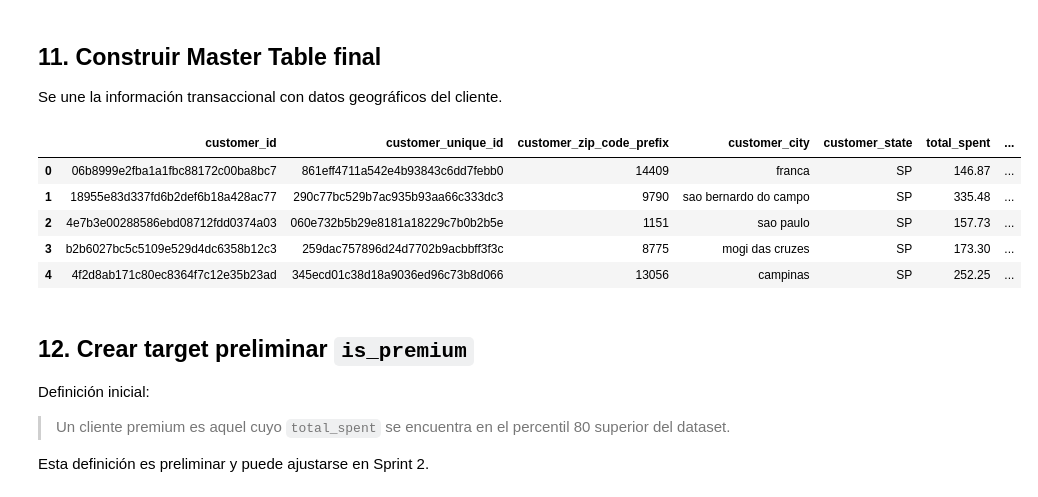
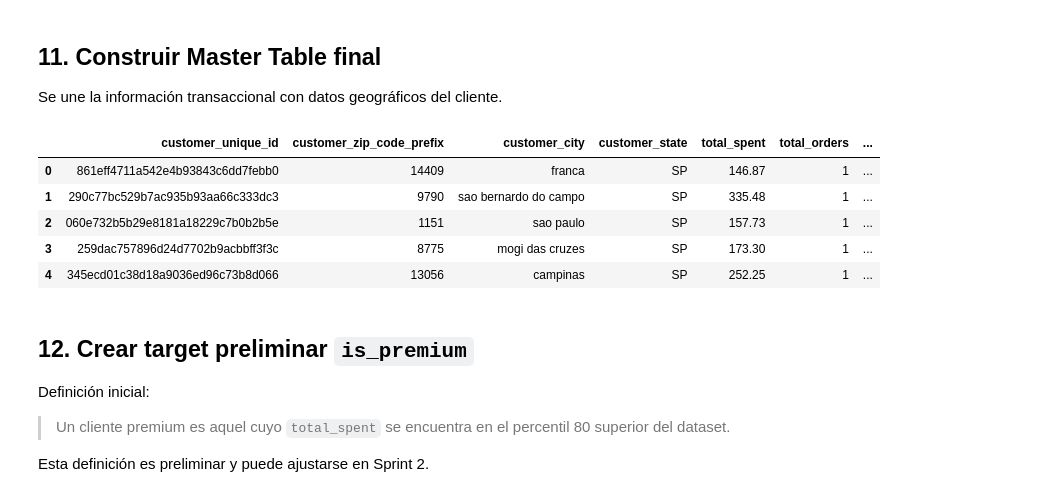
Before and after one commit to gastonnina/miadas_mod_13_scrum, a Jupyter notebook: notebooks/sprint_01_eda/01_build_master_table.ipynb, the cells around one changed output. Drawn from its saved outputs; the diff is of its cells as text; code cells hidden in the pictures.

```diff
--- a/notebooks/sprint_01_eda/01_build_master_table.ipynb
+++ b/notebooks/sprint_01_eda/01_build_master_table.ipynb
@@ -231,6 +231,7 @@ Aquí se une `orders` con pagos, items y reviews a nivel de orden.
 # %%
 orders_enriched = (
     orders
+    .merge(customers[["customer_id", "customer_unique_id"]], on="customer_id", how="inner")
     .merge(order_payments, on="order_id", how="left")
     .merge(order_item_features, on="order_id", how="left")
     .merge(order_reviews, on="order_id", how="left")
@@ -281,7 +282,7 @@ reference_date = orders_enriched["order_purchase_timestamp"].max()
 
 customer_features = (
     orders_enriched
-    .groupby("customer_id", as_index=False)
+    .groupby("customer_unique_id", as_index=False)
     .agg(
         total_spent=("order_payment_value", "sum"),
         total_orders=("order_id", "nunique"),
@@ -334,30 +335,43 @@ customer_features.head()
 
 Se une la información transaccional con datos geográficos del cliente.
 # %%
-master_table = (
+customer_geo = (
     customers[
         [
-            "customer_id",
             "customer_unique_id",
             "customer_zip_code_prefix",
             "customer_city",
             "customer_state",
         ]
     ]
-    .merge(customer_features, on="customer_id", how="left")
+    .drop_duplicates(subset=["customer_unique_id"], keep="last")
 )
 
-numeric_cols = master_table.select_dtypes(include=["number"]).columns
-master_table[numeric_cols] = master_table[numeric_cols].fillna(0)
+master_table = customer_geo.merge(customer_features, on="customer_unique_id", how="left")
+
+# Imputar con 0 solo las columnas cuantitativas de conteo/suma
+cols_to_fill_zero = [
+    "total_spent",
+    "total_orders",
+    "total_items",
+    "total_products",
+    "total_reviews",
+    "delivered_orders",
+    "canceled_orders",
+    "late_deliveries",
+    "cancellation_rate",
+    "late_delivery_rate",
+]
+master_table[cols_to_fill_zero] = master_table[cols_to_fill_zero].fillna(0)
 
 master_table.head()
 # %% [output]
-|  | customer_id | customer_unique_id | customer_zip_code_prefix | customer_city | customer_state | total_spent | ... |
-| 0 | 06b8999e2fba1a1fbc88172c00ba8bc7 | 861eff4711a542e4b93843c6dd7febb0 | 14409 | franca | SP | 146.87 | ... |
-| 1 | 18955e83d337fd6b2def6b18a428ac77 | 290c77bc529b7ac935b93aa66c333dc3 | 9790 | sao bernardo do campo | SP | 335.48 | ... |
-| 2 | 4e7b3e00288586ebd08712fdd0374a03 | 060e732b5b29e8181a18229c7b0b2b5e | 1151 | sao paulo | SP | 157.73 | ... |
-| 3 | b2b6027bc5c5109e529d4dc6358b12c3 | 259dac757896d24d7702b9acbbff3f3c | 8775 | mogi das cruzes | SP | 173.30 | ... |
-| 4 | 4f2d8ab171c80ec8364f7c12e35b23ad | 345ecd01c38d18a9036ed96c73b8d066 | 13056 | campinas | SP | 252.25 | ... |
+|  | customer_unique_id | customer_zip_code_prefix | customer_city | customer_state | total_spent | total_orders | ... |
+| 0 | 861eff4711a542e4b93843c6dd7febb0 | 14409 | franca | SP | 146.87 | 1 | ... |
+| 1 | 290c77bc529b7ac935b93aa66c333dc3 | 9790 | sao bernardo do campo | SP | 335.48 | 1 | ... |
+| 2 | 060e732b5b29e8181a18229c7b0b2b5e | 1151 | sao paulo | SP | 157.73 | 1 | ... |
+| 3 | 259dac757896d24d7702b9acbbff3f3c | 8775 | mogi das cruzes | SP | 173.30 | 1 | ... |
+| 4 | 345ecd01c38d18a9036ed96c73b8d066 | 13056 | campinas | SP | 252.25 | 1 | ... |
 # %% [markdown]
 ## 12. Crear target preliminar `is_premium`
 
```
Also changed, not shown: parts of 6 cells of this notebook, 2 other files.
